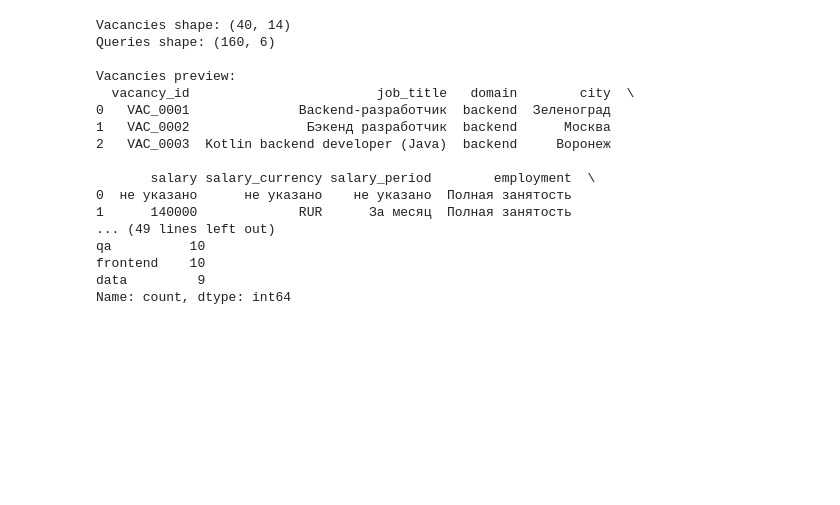
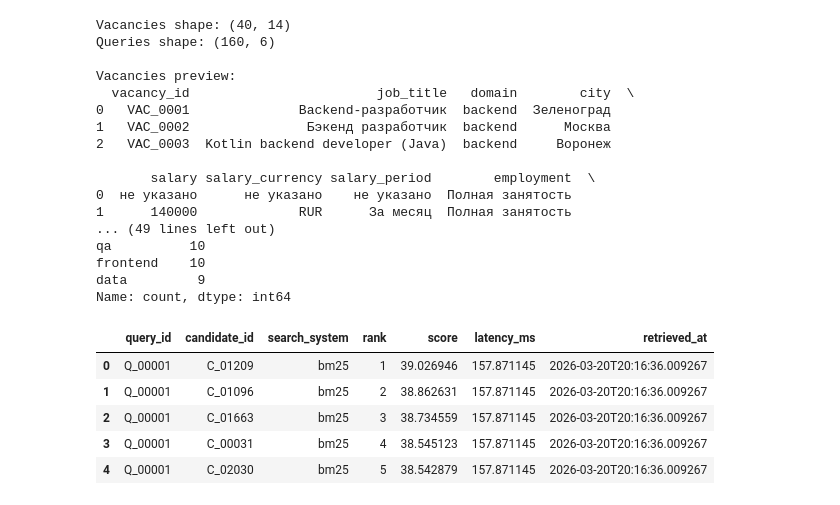
Before and after one commit to LISA-ITMO/SQL-HR, a Jupyter notebook: validation_dataset/analysis.ipynb, the cells around one changed output. Saved outputs shown, nothing was run; the diff lists cells and outputs as text; code cells hidden in the pictures; blank space fills up the shorter version.

```diff
--- a/validation_dataset/analysis.ipynb
+++ b/validation_dataset/analysis.ipynb
@@ -277,3 +290,14 @@ qa          10
 frontend    10
 data         9
 Name: count, dtype: int64
+# %%
+import pandas as pd
+bm25_check = pd.read_csv('bm25/retrieval_bm25.csv')
+bm25_check.head()
+# %% [output]
+|  | query_id | candidate_id | search_system | rank | score | latency_ms | retrieved_at |
+| 0 | Q_00001 | C_01209 | bm25 | 1 | 39.026946 | 157.871145 | 2026-03-20T20:16:36.009267 |
+| 1 | Q_00001 | C_01096 | bm25 | 2 | 38.862631 | 157.871145 | 2026-03-20T20:16:36.009267 |
+| 2 | Q_00001 | C_01663 | bm25 | 3 | 38.734559 | 157.871145 | 2026-03-20T20:16:36.009267 |
+| 3 | Q_00001 | C_00031 | bm25 | 4 | 38.545123 | 157.871145 | 2026-03-20T20:16:36.009267 |
+| 4 | Q_00001 | C_02030 | bm25 | 5 | 38.542879 | 157.871145 | 2026-03-20T20:16:36.009267 |
```
Also changed, not shown: parts of 15 cells of this notebook, 5 other files.
